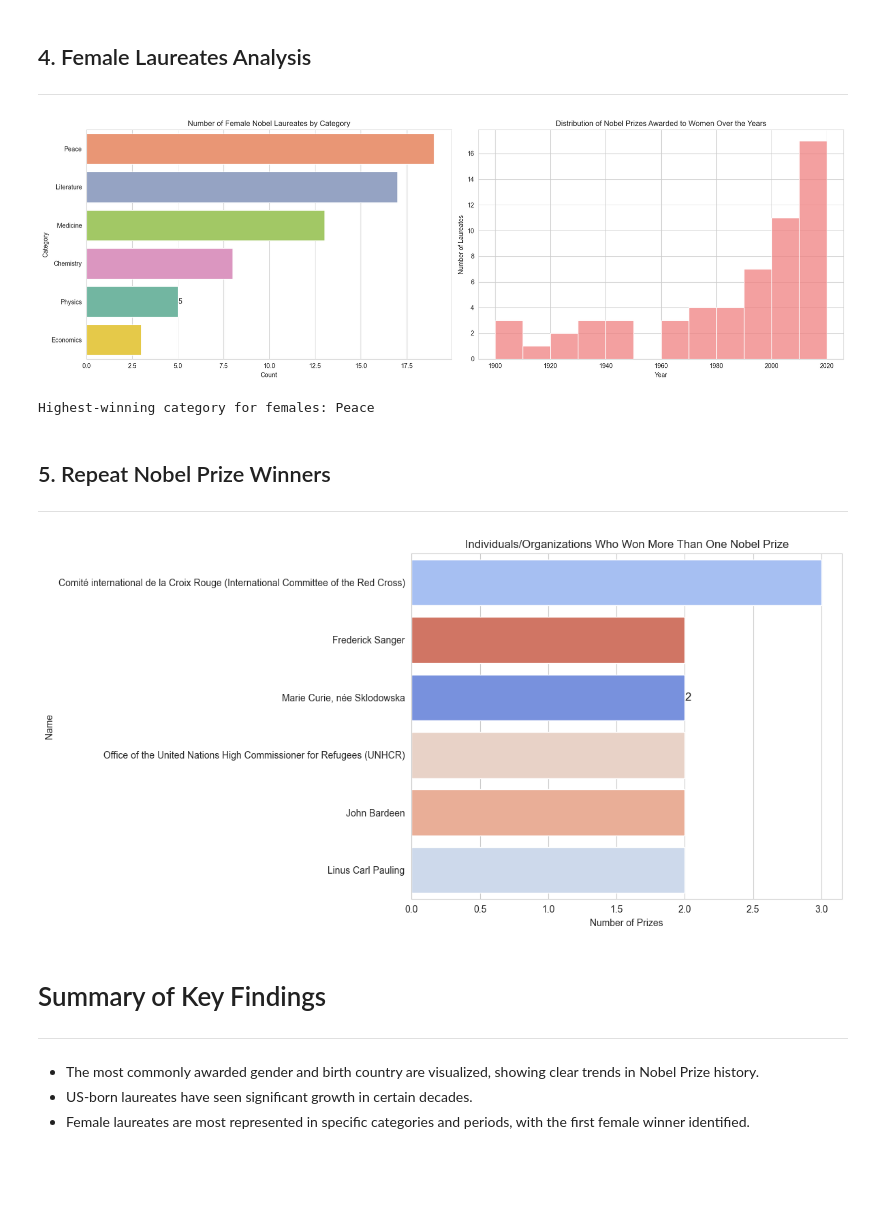
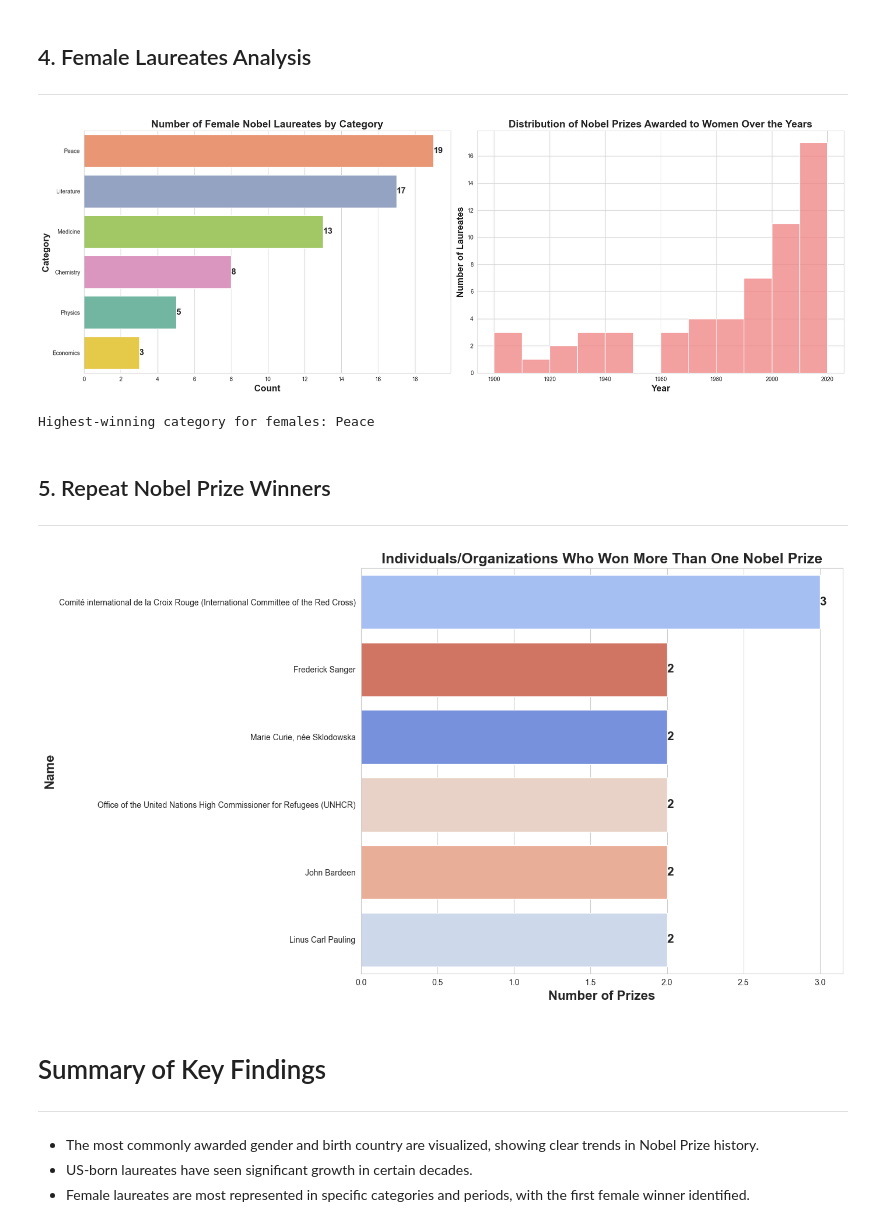
Before and after one commit to Alaeddin-B/Nobel-Prize-Data-Analysis, a Jupyter notebook: notebook.ipynb, the cells around one changed output. Cells and saved outputs as stored; diff of their text form; code cells hidden in the pictures; blank space fills up the shorter version.

```diff
--- a/notebook.ipynb
+++ b/notebook.ipynb
@@ -85,50 +88,55 @@ plt.show()
 ## 4. Female Laureates Analysis
 ---
 # %%
-# Female Laureates Analysis (Merged Subplots)
+# Female Laureates Analysis (Presentation Style, Merged Subplots, High Quality)
 women_winners = df[df['sex'] == 'Female']
-fig, axes = plt.subplots(1, 2, figsize=(18, 6))
+fig, axes = plt.subplots(1, 2, figsize=(20, 7))
 # Countplot for categories
 palette_female = sns.color_palette('Set2', n_colors=women_winners['category'].nunique())
 ax1 = sns.countplot(y='category', data=women_winners, order=women_winners['category'].value_counts().index, palette=palette_female, hue="category", legend=False, ax=axes[0])
-axes[0].set_title('Number of Female Nobel Laureates by Category')
-axes[0].set_xlabel('Count')
-axes[0].set_ylabel('Category')
-axes[0].bar_label(ax1.containers[0], fontsize=12)
+axes[0].set_title('Number of Female Nobel Laureates by Category', fontsize=18, fontweight='bold')
+axes[0].xaxis.set_major_locator(mticker.MultipleLocator(2))
+axes[0].set_xlabel('Count', fontsize=16, fontweight='bold')
+axes[0].set_ylabel('Category', fontsize=16, fontweight='bold')
+for container in ax1.containers:
+    ax1.bar_label(container, fontsize=15, fontweight='bold')
 # Histogram for years
 sns.histplot(women_winners['year'], bins=range(1900, 2030, 10), color='lightcoral', ax=axes[1])
-axes[1].set_title('Distribution of Nobel Prizes Awarded to Women Over the Years')
-axes[1].set_xlabel('Year')
-axes[1].set_ylabel('Number of Laureates')
+axes[1].set_title('Distribution of Nobel Prizes Awarded to Women Over the Years', fontsize=18, fontweight='bold')
+axes[1].set_xlabel('Year', fontsize=16, fontweight='bold')
+axes[1].set_ylabel('Number of Laureates', fontsize=16, fontweight='bold')
 plt.tight_layout()
-plt.savefig('plots/female_laureates_analysis.png', bbox_inches='tight')
+plt.savefig('plots/female_laureates_analysis.png', bbox_inches='tight', dpi=300)
 plt.show()
+
 # Save the highest-winning category for females in a variable and print it
 highest_female_category = women_winners['category'].value_counts().idxmax()
 print('Highest-winning category for females:', highest_female_category)
 # %% [output]
-[figure, old version]
+[figure, new version]
 Highest-winning category for females: Peace
 # %% [markdown]
 ## 5. Repeat Nobel Prize Winners
 ---
 # %%
-# Repeat Nobel Prize Winners Analysis
+# Repeat Nobel Prize Winners Analysis (Presentation Style, High Quality)
 multiple_time_winners = df['full_name'].value_counts()
 multiple_time_winners = multiple_time_winners[multiple_time_winners > 1]
 # Filter the DataFrame for those who won more than once
 df_multiple = df[df['full_name'].isin(multiple_time_winners.index)]
-plt.figure(figsize=(12, 6))
+plt.figure(figsize=(14, 8))
 palette_repeat = sns.color_palette('coolwarm', n_colors=len(multiple_time_winners))
 ax2 = sns.countplot(y="full_name", data=df_multiple, order=multiple_time_winners.index, palette=palette_repeat, hue="full_name", legend=False)
-plt.title('Individuals/Organizations Who Won More Than One Nobel Prize')
-plt.xlabel('Number of Prizes')
-plt.ylabel('Name')
-ax2.bar_label(ax2.containers[0], fontsize=12)
+plt.title('Individuals/Organizations Who Won More Than One Nobel Prize', fontsize=18, fontweight='bold')
+plt.xlabel('Number of Prizes', fontsize=16, fontweight='bold')
+plt.ylabel('Name', fontsize=16, fontweight='bold')
+for container in ax2.containers:
+    ax2.bar_label(container, fontsize=15, fontweight='bold')
 plt.tight_layout()
+plt.savefig('plots/repeat_winners_analysis.png', bbox_inches='tight', dpi=300)
 plt.show()
 # %% [output]
-[figure, old version]
+[figure, new version]
 # %% [markdown]
 # Summary of Key Findings
 ---
```
Also changed, not shown: parts of 2 cells of this notebook, 4 other files.
